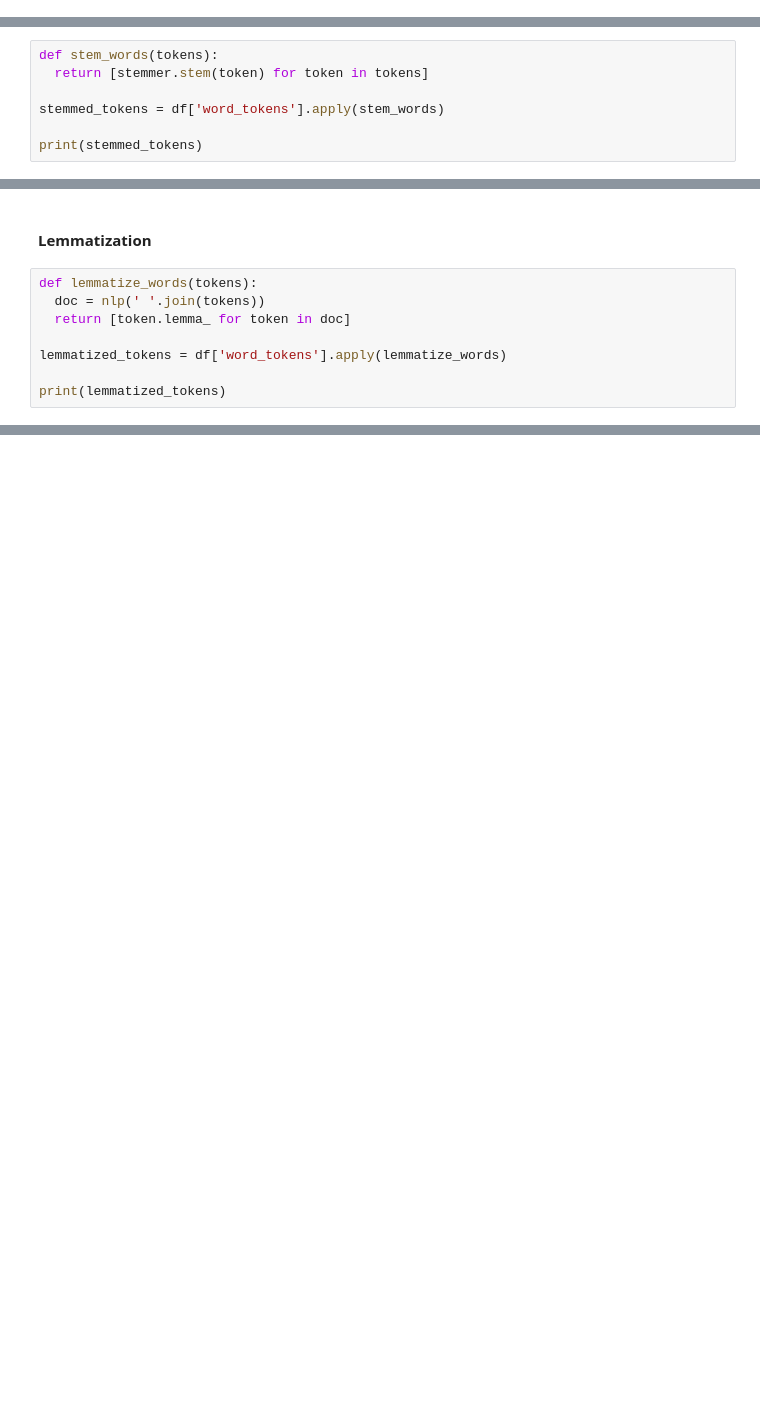
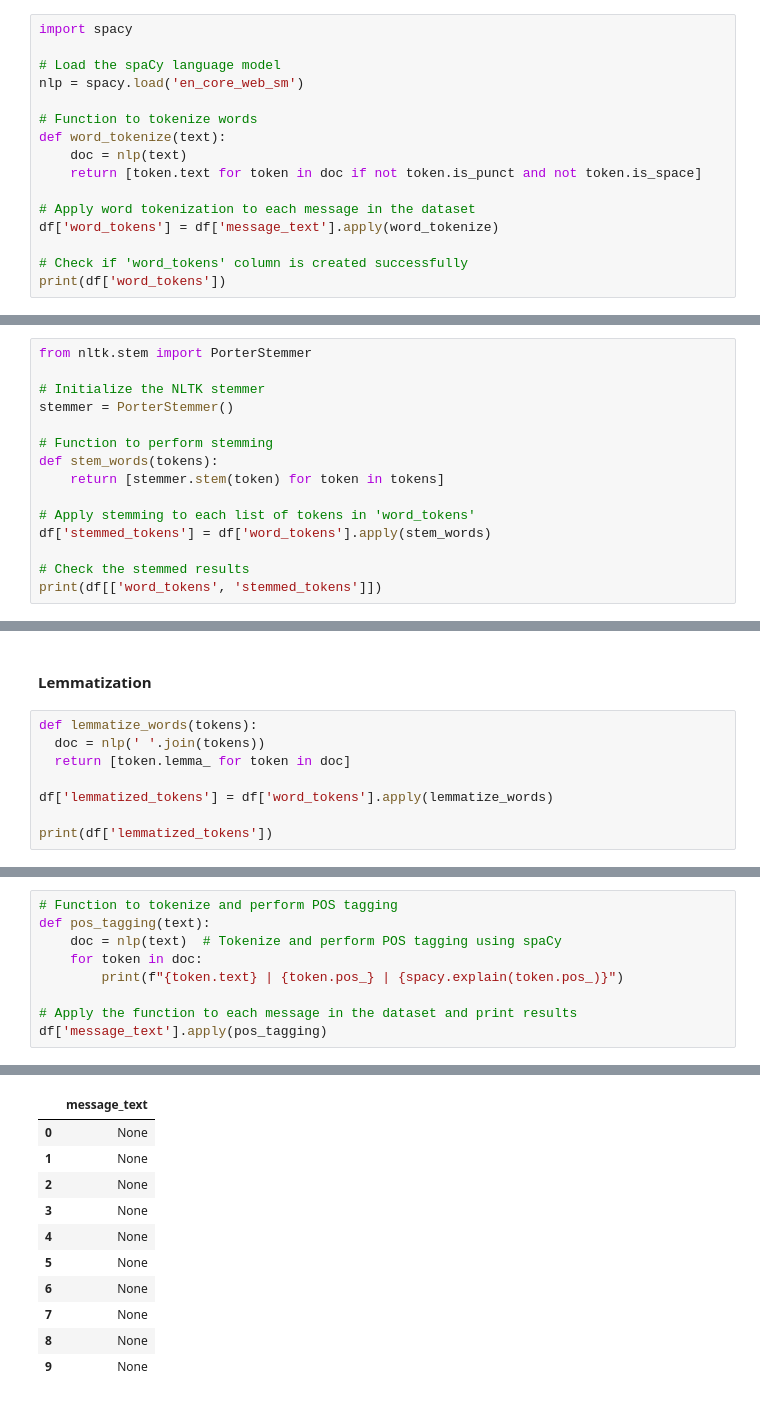
Before and after one commit to HChandeepa/NLP_Analysis_of_Customer_Support_Chat_Data, a Jupyter notebook: NLP_Analysis_of_Customer_Support_Chat_Data.ipynb, the cells around one changed output, grey strips where cells are left out. Drawn from its saved outputs; the diff is of its cells as text; blank space fills up the shorter version.

Commit message:
POS Tagging

```diff
--- a/NLP_Analysis_of_Customer_Support_Chat_Data.ipynb
+++ b/NLP_Analysis_of_Customer_Support_Chat_Data.ipynb
@@ -71,3 +71,19 @@ print(tokens)
 8    [", Do, you, have, any, new, deals, or, discou...
 9    [", Can, you, explain, the, warranty, policy, ...
 Name: message_text, dtype: object
+# %%
+import spacy
+
+# Load the spaCy language model
+nlp = spacy.load('en_core_web_sm')
+
+# Function to tokenize words
+def word_tokenize(text):
+    doc = nlp(text)
+    return [token.text for token in doc if not token.is_punct and not token.is_space]
+
+# Apply word tokenization to each message in the dataset
+df['word_tokens'] = df['message_text'].apply(word_tokenize)
+
+# Check if 'word_tokens' column is created successfully
+print(df['word_tokens'])
@@ -81,10 +109,18 @@ from nltk import PorterStemmer
 
 stemmer = PorterStemmer()
 # %%
+from nltk.stem import PorterStemmer
+
+# Initialize the NLTK stemmer
+stemmer = PorterStemmer()
+
+# Function to perform stemming
 def stem_words(tokens):
-  return [stemmer.stem(token) for token in tokens]
+    return [stemmer.stem(token) for token in tokens]
 
-stemmed_tokens = df['word_tokens'].apply(stem_words)
+# Apply stemming to each list of tokens in 'word_tokens'
+df['stemmed_tokens'] = df['word_tokens'].apply(stem_words)
 
-print(stemmed_tokens)
+# Check the stemmed results
+print(df[['word_tokens', 'stemmed_tokens']])
 # %% [output]
@@ -106,9 +148,9 @@ def lemmatize_words(tokens):
   doc = nlp(' '.join(tokens))
   return [token.lemma_ for token in doc]
 
-lemmatized_tokens = df['word_tokens'].apply(lemmatize_words)
+df['lemmatized_tokens'] = df['word_tokens'].apply(lemmatize_words)
 
-print(lemmatized_tokens)
+print(df['lemmatized_tokens'])
 # %% [output]
 0    [I, ', m, have, trouble, log, into, my, accoun...
 1    [how, do, I, change, my, password, I, forget, ...
@@ -123,0 +168,10 @@ Name: word_tokens, dtype: object
+# %%
+# Function to tokenize and perform POS tagging
+def pos_tagging(text):
+    doc = nlp(text)  # Tokenize and perform POS tagging using spaCy
+    for token in doc:
+        print(f"{token.text} | {token.pos_} | {spacy.explain(token.pos_)}")
+
+# Apply the function to each message in the dataset and print results
+df['message_text'].apply(pos_tagging)
+# %% [output]
@@ -123,0 +195,11 @@ Name: word_tokens, dtype: object
+|  | message_text |
+| 0 | None |
+| 1 | None |
+| 2 | None |
+| 3 | None |
+| 4 | None |
+| 5 | None |
+| 6 | None |
+| 7 | None |
+| 8 | None |
+| 9 | None |
```
Also changed, not shown: parts of 7 cells of this notebook.
